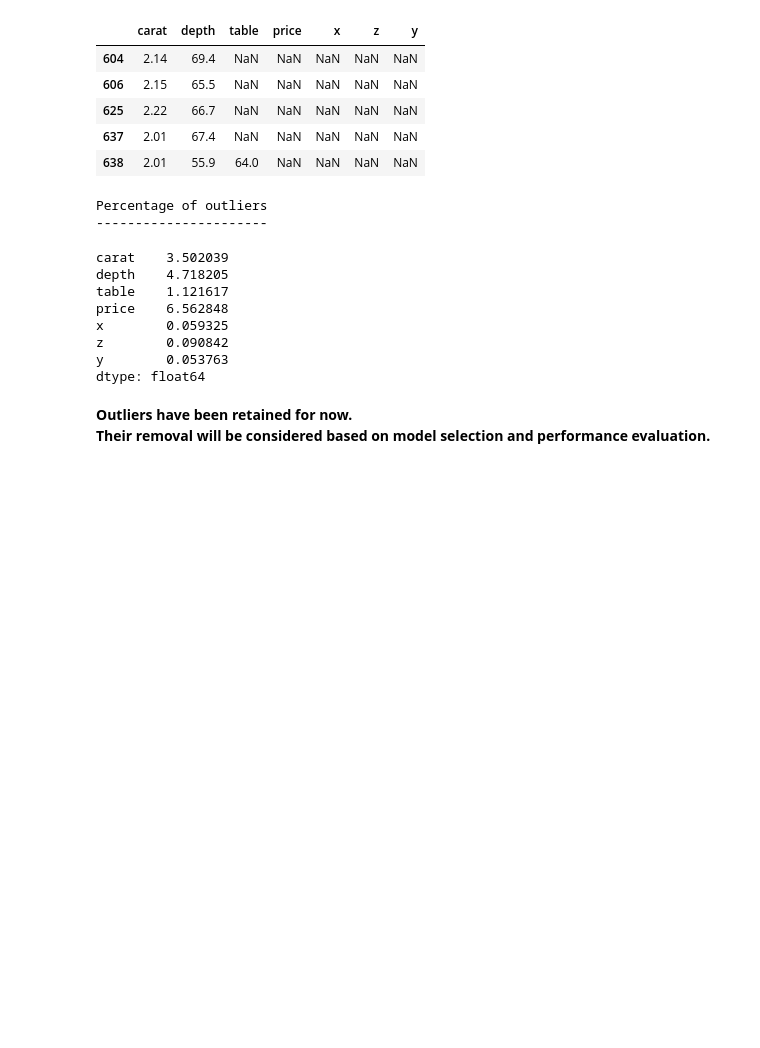
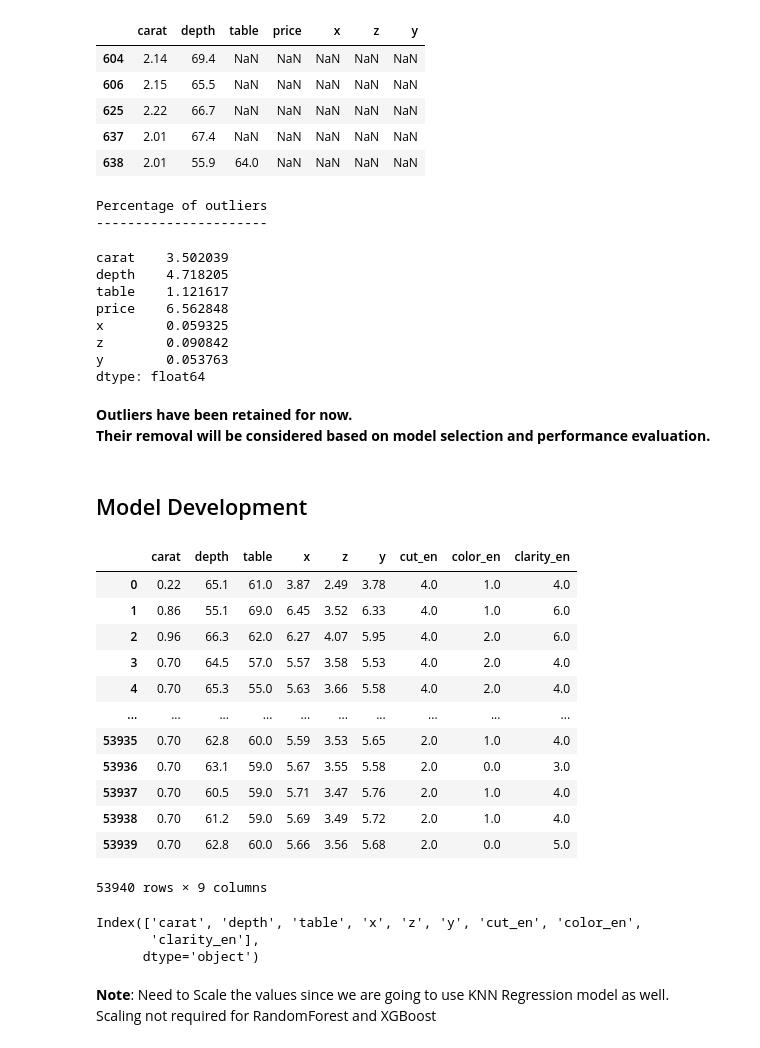
Before and after one commit to TeslimAdeyanju/4-Portfolio-SDS-CP023-diamond-price-predictor, a Jupyter notebook: submissions-team/reema-raghava/data-analysis.ipynb, the cells around one changed output. Drawn from its saved outputs; the diff is of its cells as text; code cells hidden in the pictures; blank space fills up the shorter version.

```diff
--- a/submissions-team/reema-raghava/data-analysis.ipynb
+++ b/submissions-team/reema-raghava/data-analysis.ipynb
@@ -498,3 +533,33 @@ dtype: float64
 # %% [markdown]
 **Outliers have been retained for now. \
 Their removal will be considered based on model selection and performance evaluation.**
+# %% [markdown]
+## Model Development
+# %%
+X = dataset.drop('price', axis = 1)
+y = dataset['price']
+# %%
+X
+# %% [output]
+|  | carat | depth | table | x | z | y | cut_en | color_en | clarity_en |
+| 0 | 0.22 | 65.1 | 61.0 | 3.87 | 2.49 | 3.78 | 4.0 | 1.0 | 4.0 |
+| 1 | 0.86 | 55.1 | 69.0 | 6.45 | 3.52 | 6.33 | 4.0 | 1.0 | 6.0 |
+| 2 | 0.96 | 66.3 | 62.0 | 6.27 | 4.07 | 5.95 | 4.0 | 2.0 | 6.0 |
+| 3 | 0.70 | 64.5 | 57.0 | 5.57 | 3.58 | 5.53 | 4.0 | 2.0 | 4.0 |
+| 4 | 0.70 | 65.3 | 55.0 | 5.63 | 3.66 | 5.58 | 4.0 | 2.0 | 4.0 |
+| ... | ... | ... | ... | ... | ... | ... | ... | ... | ... |
+| 53935 | 0.70 | 62.8 | 60.0 | 5.59 | 3.53 | 5.65 | 2.0 | 1.0 | 4.0 |
+| 53936 | 0.70 | 63.1 | 59.0 | 5.67 | 3.55 | 5.58 | 2.0 | 0.0 | 3.0 |
+| 53937 | 0.70 | 60.5 | 59.0 | 5.71 | 3.47 | 5.76 | 2.0 | 1.0 | 4.0 |
+| 53938 | 0.70 | 61.2 | 59.0 | 5.69 | 3.49 | 5.72 | 2.0 | 1.0 | 4.0 |
+| 53939 | 0.70 | 62.8 | 60.0 | 5.66 | 3.56 | 5.68 | 2.0 | 0.0 | 5.0 |
+53940 rows × 9 columns
+# %%
+X.columns
+# %% [output]
+Index(['carat', 'depth', 'table', 'x', 'z', 'y', 'cut_en', 'color_en',
+       'clarity_en'],
+      dtype='object')
+# %% [markdown]
+**Note**: Need to Scale the values since we are going to use KNN Regression model as well. \
+Scaling not required for RandomForest and XGBoost
```
Also changed, not shown: parts of 48 cells of this notebook, 1 other file.
